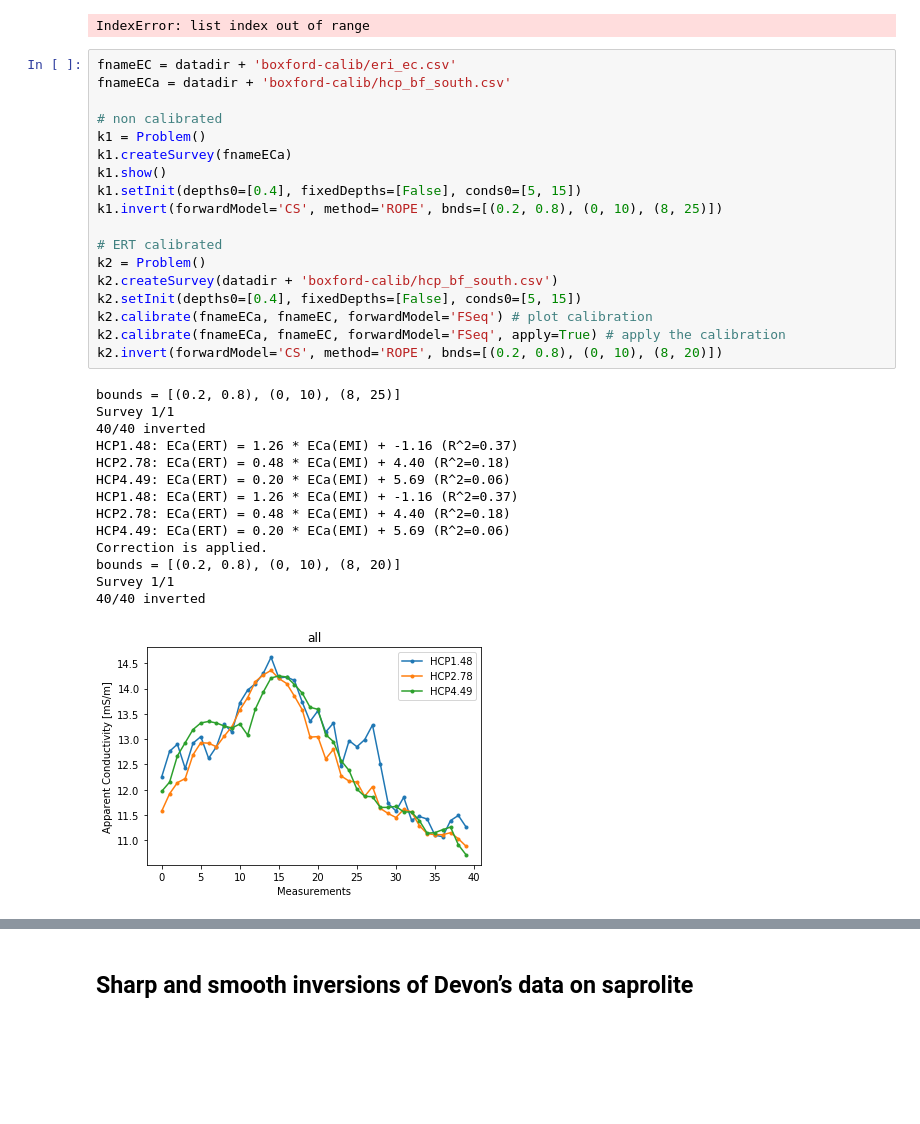
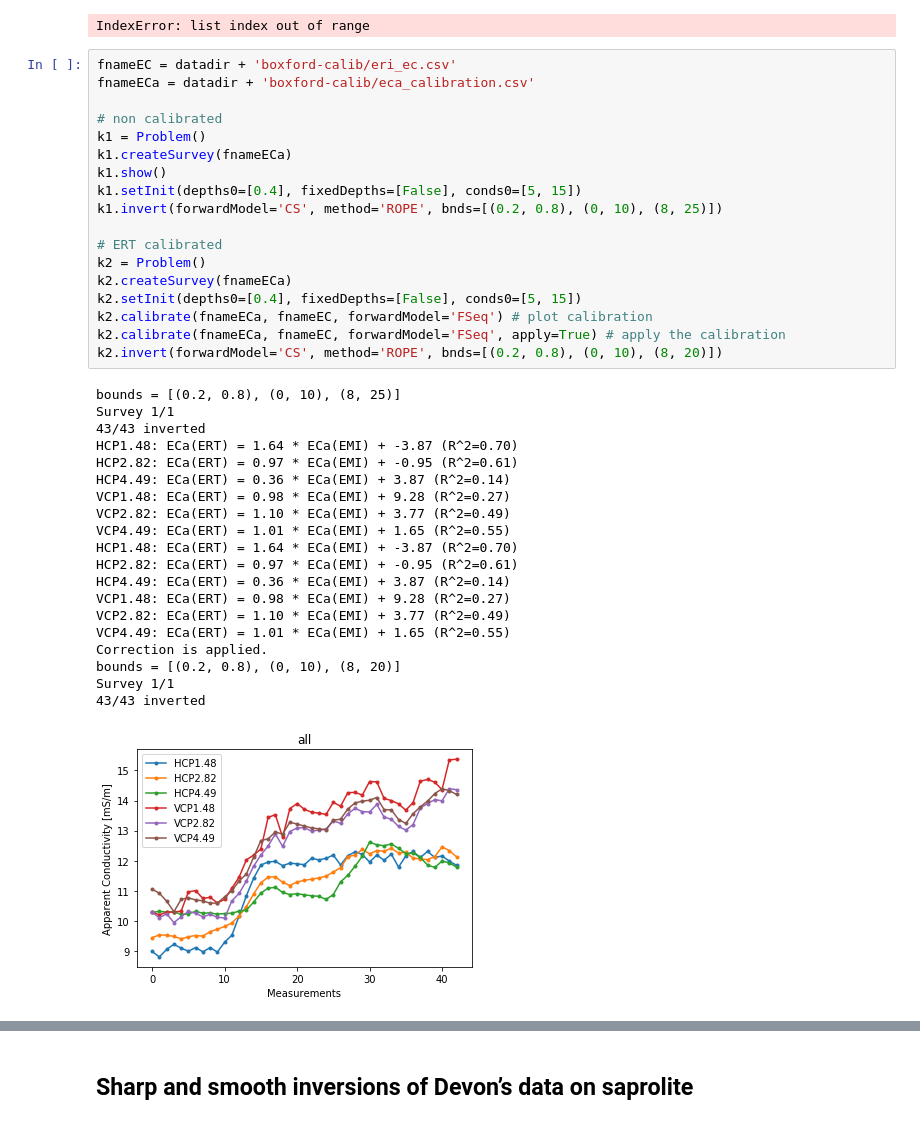
Before and after one commit to hkexgroup/emagpy, a Jupyter notebook: src/em-paper.ipynb, the cells around one changed output, grey strips where cells are left out. Saved outputs shown, nothing was run; the diff lists cells and outputs as text; blank space fills up the shorter version.

```diff
--- a/src/em-paper.ipynb
+++ b/src/em-paper.ipynb
@@ -239,34 +229,40 @@ kres.meshResults[0].attr_cache['Conductivity(mS/m)'] = 1000/res
 IndexError: list index out of range
 # %%
 fnameEC = datadir + 'boxford-calib/eri_ec.csv'
-fnameECa = datadir + 'boxford-calib/hcp_bf_south.csv'
+fnameECa = datadir + 'boxford-calib/eca_calibration.csv'
 
 # non calibrated
 k1 = Problem()
 k1.createSurvey(fnameECa)
 k1.show()
 k1.setInit(depths0=[0.4], fixedDepths=[False], conds0=[5, 15])
 k1.invert(forwardModel='CS', method='ROPE', bnds=[(0.2, 0.8), (0, 10), (8, 25)])
 
 # ERT calibrated
 k2 = Problem()
-k2.createSurvey(datadir + 'boxford-calib/hcp_bf_south.csv')
+k2.createSurvey(fnameECa)
 k2.setInit(depths0=[0.4], fixedDepths=[False], conds0=[5, 15])
 k2.calibrate(fnameECa, fnameEC, forwardModel='FSeq') # plot calibration
 k2.calibrate(fnameECa, fnameEC, forwardModel='FSeq', apply=True) # apply the calibration
 k2.invert(forwardModel='CS', method='ROPE', bnds=[(0.2, 0.8), (0, 10), (8, 20)])
 # %% [output]
 bounds = [(0.2, 0.8), (0, 10), (8, 25)]
 Survey 1/1
-40/40 inverted
-HCP1.48: ECa(ERT) = 1.26 * ECa(EMI) + -1.16 (R^2=0.37)
-HCP2.78: ECa(ERT) = 0.48 * ECa(EMI) + 4.40 (R^2=0.18)
-HCP4.49: ECa(ERT) = 0.20 * ECa(EMI) + 5.69 (R^2=0.06)
-HCP1.48: ECa(ERT) = 1.26 * ECa(EMI) + -1.16 (R^2=0.37)
-HCP2.78: ECa(ERT) = 0.48 * ECa(EMI) + 4.40 (R^2=0.18)
-HCP4.49: ECa(ERT) = 0.20 * ECa(EMI) + 5.69 (R^2=0.06)
+43/43 inverted
+HCP1.48: ECa(ERT) = 1.64 * ECa(EMI) + -3.87 (R^2=0.70)
+HCP2.82: ECa(ERT) = 0.97 * ECa(EMI) + -0.95 (R^2=0.61)
+HCP4.49: ECa(ERT) = 0.36 * ECa(EMI) + 3.87 (R^2=0.14)
+VCP1.48: ECa(ERT) = 0.98 * ECa(EMI) + 9.28 (R^2=0.27)
+VCP2.82: ECa(ERT) = 1.10 * ECa(EMI) + 3.77 (R^2=0.49)
+VCP4.49: ECa(ERT) = 1.01 * ECa(EMI) + 1.65 (R^2=0.55)
+HCP1.48: ECa(ERT) = 1.64 * ECa(EMI) + -3.87 (R^2=0.70)
+HCP2.82: ECa(ERT) = 0.97 * ECa(EMI) + -0.95 (R^2=0.61)
+HCP4.49: ECa(ERT) = 0.36 * ECa(EMI) + 3.87 (R^2=0.14)
+VCP1.48: ECa(ERT) = 0.98 * ECa(EMI) + 9.28 (R^2=0.27)
+VCP2.82: ECa(ERT) = 1.10 * ECa(EMI) + 3.77 (R^2=0.49)
+VCP4.49: ECa(ERT) = 1.01 * ECa(EMI) + 1.65 (R^2=0.55)
 Correction is applied.
 bounds = [(0.2, 0.8), (0, 10), (8, 20)]
 Survey 1/1
-40/40 inverted
+43/43 inverted
-[figure, old version]
+[figure, new version]
```
Also changed, not shown: parts of 9 cells of this notebook, 3 other files.
